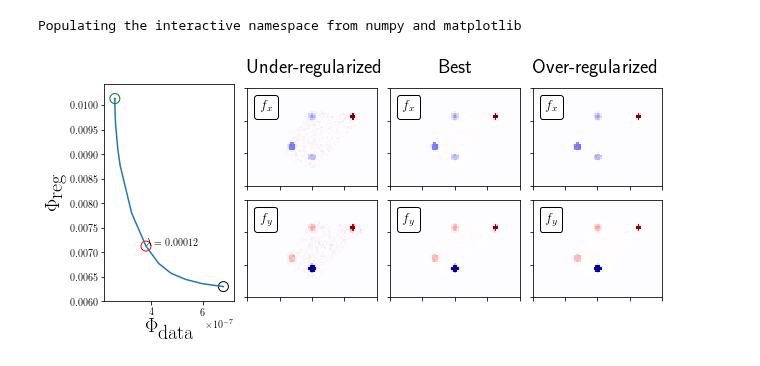
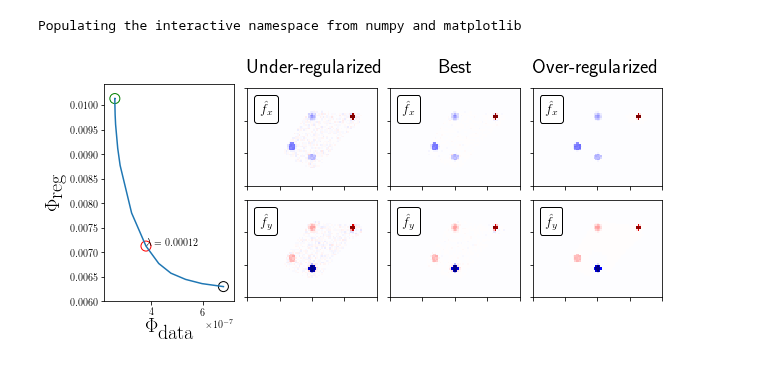
Before and after one commit to jcalifornia/tractionforce, a Jupyter notebook: paper/numerics/supplementfig.ipynb, the cells around one changed output. Saved outputs shown, nothing was run; the diff lists cells and outputs as text; code cells hidden in the pictures.

```diff
--- a/paper/numerics/supplementfig.ipynb
+++ b/paper/numerics/supplementfig.ipynb
@@ -104,7 +104,7 @@ ax[-1].set_yticklabels([])
 ax[-1].set_xticklabels([])
 
 
-at = AnchoredText("${f}_{x}$",
+at = AnchoredText("$\hat{f}_{x}$",
               prop=dict(size=14), frameon=True,
               loc=2,
               )
@@ -120,7 +120,7 @@ im[-1].axes.set_aspect('equal')
 ax[-1].set_yticklabels([])
 ax[-1].set_xticklabels([])
 
-at = AnchoredText("${f}_{y}$",
+at = AnchoredText("$\hat{f}_{y}$",
               prop=dict(size=14), frameon=True,
               loc=2,
               )
@@ -142,7 +142,7 @@ im[-1].axes.set_aspect('equal')
 ax[-1].set_yticklabels([])
 ax[-1].set_xticklabels([])
 
-at = AnchoredText("${f}_{x}$",
+at = AnchoredText("$\hat{f}_{x}$",
               prop=dict(size=14), frameon=True,
               loc=2,
               )
@@ -158,7 +158,7 @@ im[-1].axes.set_aspect('equal')
 ax[-1].set_yticklabels([])
 ax[-1].set_xticklabels([])
 
-at = AnchoredText("${f}_{y}$",
+at = AnchoredText("$\hat{f}_{y}$",
               prop=dict(size=14), frameon=True,
               loc=2,
               )
@@ -180,34 +180,34 @@ im[-1].axes.set_aspect('equal')
 ax[-1].set_yticklabels([])
 ax[-1].set_xticklabels([])
 
-at = AnchoredText("${f}_{x}$",
+at = AnchoredText("$\hat{f}_{x}$",
               prop=dict(size=14), frameon=True,
               loc=2,
               )
 at.patch.set_boxstyle("round,pad=0.,rounding_size=0.2")
 ax[-1].add_artist(at)
 
 ax += [plt.Subplot(fig, gs_j[-1][1])]
 fig.add_subplot(ax[-1])
 im+= [ax[-1].pcolormesh(over_s_vals_y,rasterized=True,
                      cmap='seismic_r',vmax=maxval,vmin=-maxval)]
 im[-1].axes.set_aspect('equal')
 
 ax[-1].set_yticklabels([])
 ax[-1].set_xticklabels([])
 
-at = AnchoredText("${f}_{y}$",
+at = AnchoredText("$\hat{f}_{y}$",
               prop=dict(size=14), frameon=True,
               loc=2,
               )
 at.patch.set_boxstyle("round,pad=0.,rounding_size=0.2")
 ax[-1].add_artist(at)
 
 ax[1].text(0,70,r"Under-regularized",fontsize=20)
 ax[3].text(30,70,r"Best",fontsize=20)
 ax[5].text(0,70,r"Over-regularized",fontsize=20)
 
 plt.savefig("../figures/figD1.pdf",bbox_inches='tight',
                transparent=True)
 # %% [output]
-[figure, old version]
+[figure, new version]
```
Also changed, not shown: 4 other files.
